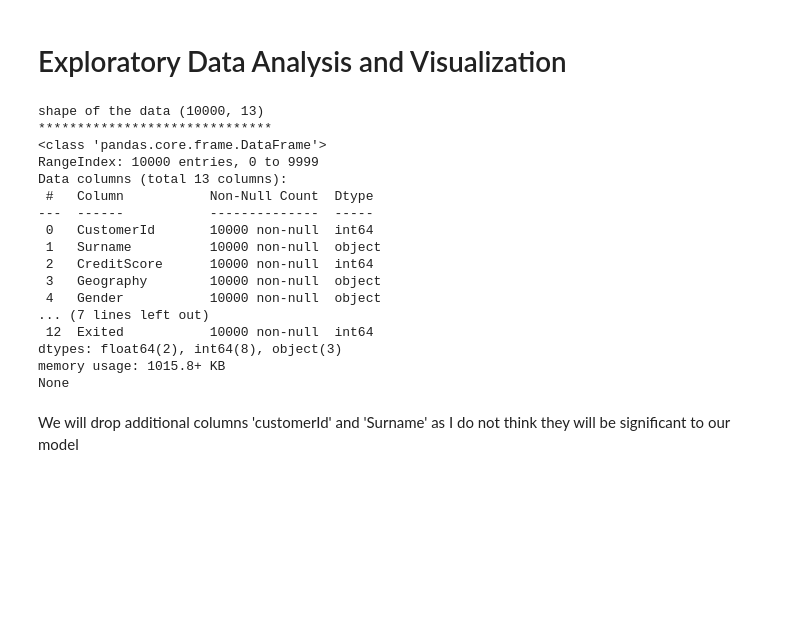
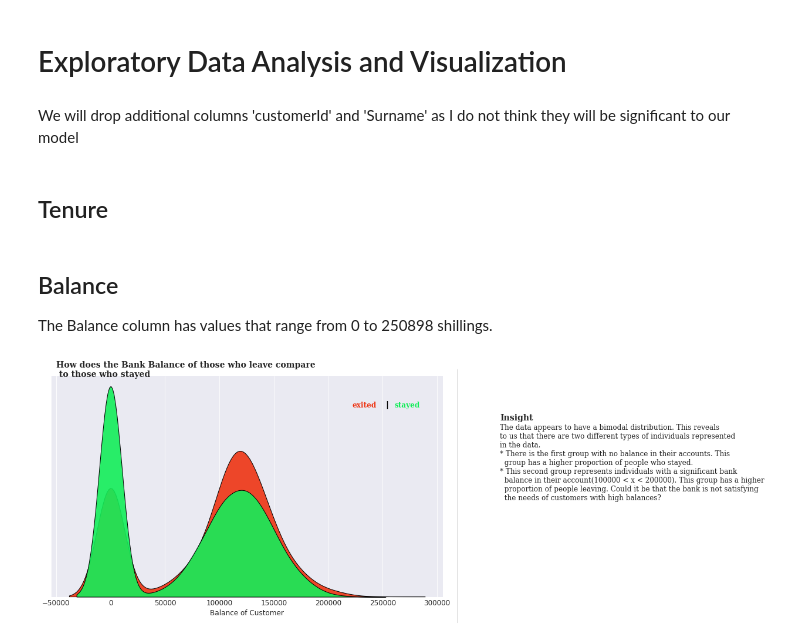
Before and after one commit to Kevin-Nduati/Bank-Customer-Churn-Modelling, a Jupyter notebook: Churn.ipynb, the cells around one changed output. Drawn from its saved outputs; the diff is of its cells as text; code cells hidden in the pictures; blank space fills up the shorter version.

Commit message:
Balance

```diff
--- a/Churn.ipynb
+++ b/Churn.ipynb
@@ -2,9 +2,10 @@
 import pandas as pd
 import numpy as np
 import matplotlib.pyplot as plt
+import matplotlib.lines as lines
 %matplotlib inline
 import seaborn as sns
-sns.set_style('whitegrid')
+sns.set_style('darkgrid')
 import warnings
 warnings.filterwarnings('ignore')
 from pywaffle import Waffle
@@ -54,29 +55,61 @@ The goal of this project is to create a machine learning model that predicts the
 The data being highly imbalanced will cause us problems in terms of recall and precision metrics. Therefore we will apply balancing techniques to the data before any machine learning model is fitted. However, we will start by exploring and cleaning our data.
 # %% [markdown]
 # Exploratory Data Analysis and Visualization
-# %%
-print(f"shape of the data {df.shape}")
-print('***' * 10)
-print(df.info())
-# %% [output]
-shape of the data (10000, 13)
-******************************
-<class 'pandas.core.frame.DataFrame'>
-RangeIndex: 10000 entries, 0 to 9999
-Data columns (total 13 columns):
- #   Column           Non-Null Count  Dtype
----  ------           --------------  -----
- 0   CustomerId       10000 non-null  int64
- 1   Surname          10000 non-null  object
- 2   CreditScore      10000 non-null  int64
- 3   Geography        10000 non-null  object
- 4   Gender           10000 non-null  object
-... (7 lines left out)
- 12  Exited           10000 non-null  int64
-dtypes: float64(2), int64(8), object(3)
-memory usage: 1015.8+ KB
-None
 # %% [markdown]
 We will drop additional columns 'customerId' and 'Surname' as I do not think they will be significant to our model
 # %%
 df.drop(['CustomerId', 'Surname'], axis=1, inplace=True)
+# %% [markdown]
+## Tenure
+# %% [markdown]
+## Balance
+The Balance column has values that range from 0 to 250898 shillings.
+# %%
+fig, axs = plt.subplots(1,1, figsize=(10,6))
+axs.tick_params(axis='y', left=False)
+axs.get_yaxis().set_visible(False)
+for s in ['top', 'right', 'left']:
+    axs.spines[s].set_visible(False)
+
+y = df[df['Exited'] == 1]
+n = df[df['Exited'] == 0]
+
+sns.kdeplot(n['Balance'], ax = axs, color='#13EE59', shade=True, linewidth=1, ec='black',
+alpha=0.9, zorder=3, legend=False)
+sns.kdeplot(y['Balance'], ax = axs, color='#EE3413', shade=True, linewidth=1, ec='black',
+alpha=0.9, zorder=2, legend=False)
+
+axs.set_xlabel('Balance of Customer', fontsize=12)
+
+fig.text(0.05, 0.97, 'How does the Bank Balance of those who leave compare \n to those who stayed',
+fontsize=14, fontweight='bold', fontfamily='serif')
+fig.text(0.75, 0.85, 'exited', fontweight='bold', fontsize=12, color='#EE3413', fontfamily='serif')
+fig.text(0.83, 0.85, '|', fontweight='bold', fontsize=14, color='black')
+fig.text(0.85, 0.85, 'stayed', fontweight='bold', fontsize=12, color='#13EE59', fontfamily='serif')
+
+fig.text(1.1, 0.80, 'Insight', fontsize=14, fontweight='bold',fontfamily='serif')
+fig.text(1.1, 0.45,
+"""
+The data appears to have a bimodal distribution. This reveals
+to us that there are two different types of individuals represented
+in the data.
+* There is the first group with no balance in their accounts. This
+  group has a higher proportion of people who stayed.
+* This second group represents individuals with a significant bank
+  balance in their account(100000 < x < 200000). This group has a higher
+  proportion of people leaving. Could it be that the bank is not satisfying
+  the needs of customers with high balances?
+""",
+fontsize=12, fontweight='light',fontfamily='serif'
+)
+l1 = lines.Line2D([1,1], [0,1], transform=fig.transFigure, figure=fig, color='black', lw=0.2)
+fig.lines.extend([l1])
+axs.tick_params(axis='both', which='major', labelsize=12)
+axs.tick_params(axis=u'both', which=u'both', length=0)
+
+
+plt.tight_layout()
+plt.savefig('img/Balance.png', bbox_inches='tight')
+plt.show()
+# %% [output]
+[figure, added]
```
Also changed, not shown: parts of 1 cell of this notebook.
